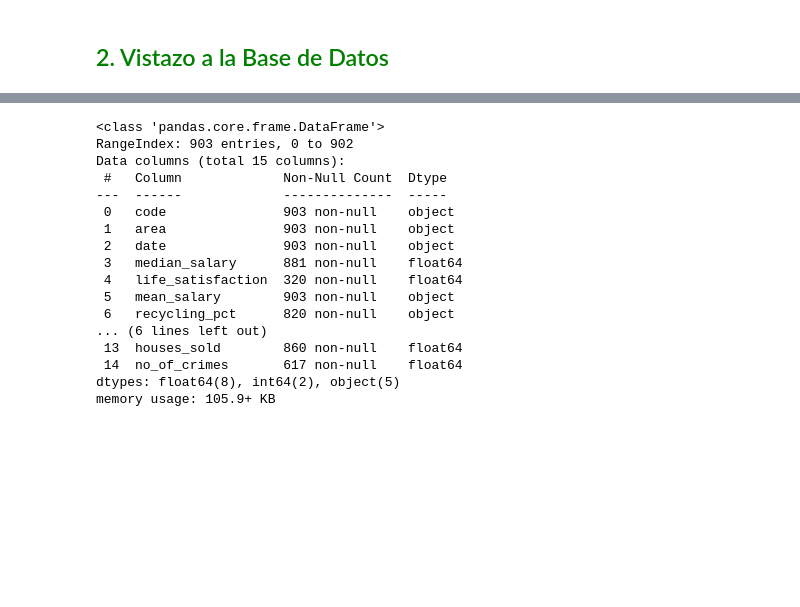
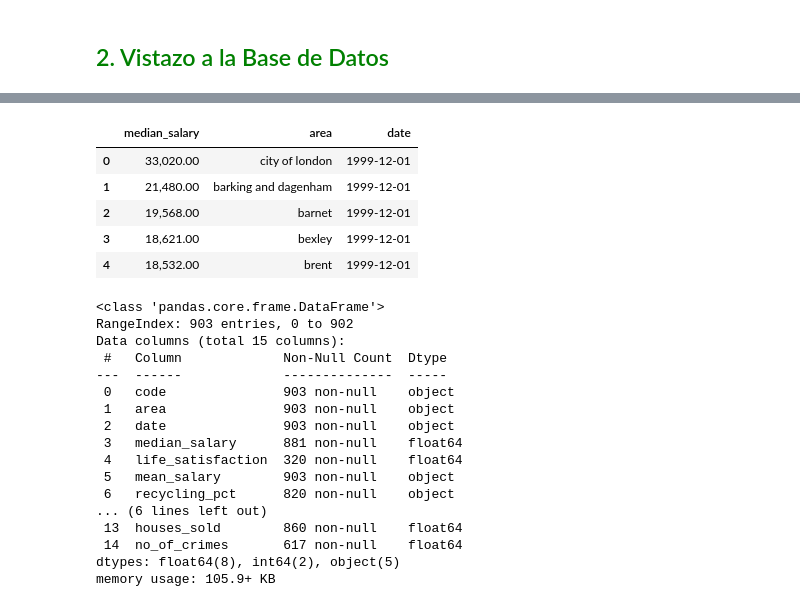
Before and after one commit to abrahajam/BIG-DATA-E-IA, a Jupyter notebook: otro/ML1.ipynb, the cells around one changed output, grey strips where cells are left out. Cells and saved outputs as stored; diff of their text form; code cells hidden in the pictures; blank space fills up the shorter version.

```diff
--- a/otro/ML1.ipynb
+++ b/otro/ML1.ipynb
@@ -119,3 +100,14 @@ data.head()
+# %%
+#Filtrar los datos
+data_frame1 = data_frame1.filter(items=["median_salary","area","date"])
+data_frame1.head()
+# %% [output]
+|  | median_salary | area | date |
+| 0 | 33,020.00 | city of london | 1999-12-01 |
+| 1 | 21,480.00 | barking and dagenham | 1999-12-01 |
+| 2 | 19,568.00 | barnet | 1999-12-01 |
+| 3 | 18,621.00 | bexley | 1999-12-01 |
+| 4 | 18,532.00 | brent | 1999-12-01 |
 # %%
 # Obtener información de los datos.
 data.info()
```
Also changed, not shown: parts of 22 cells of this notebook, 6 other files.
